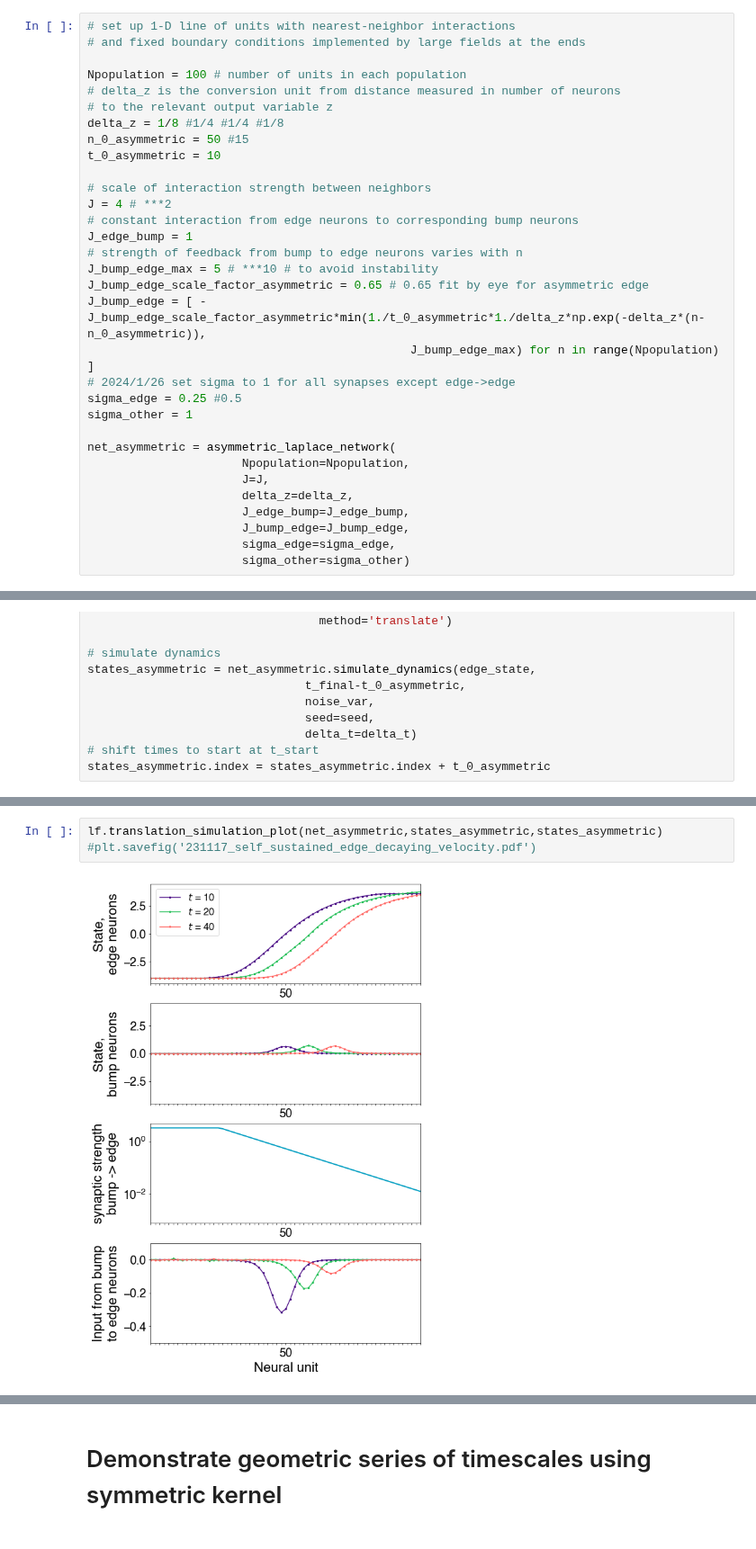
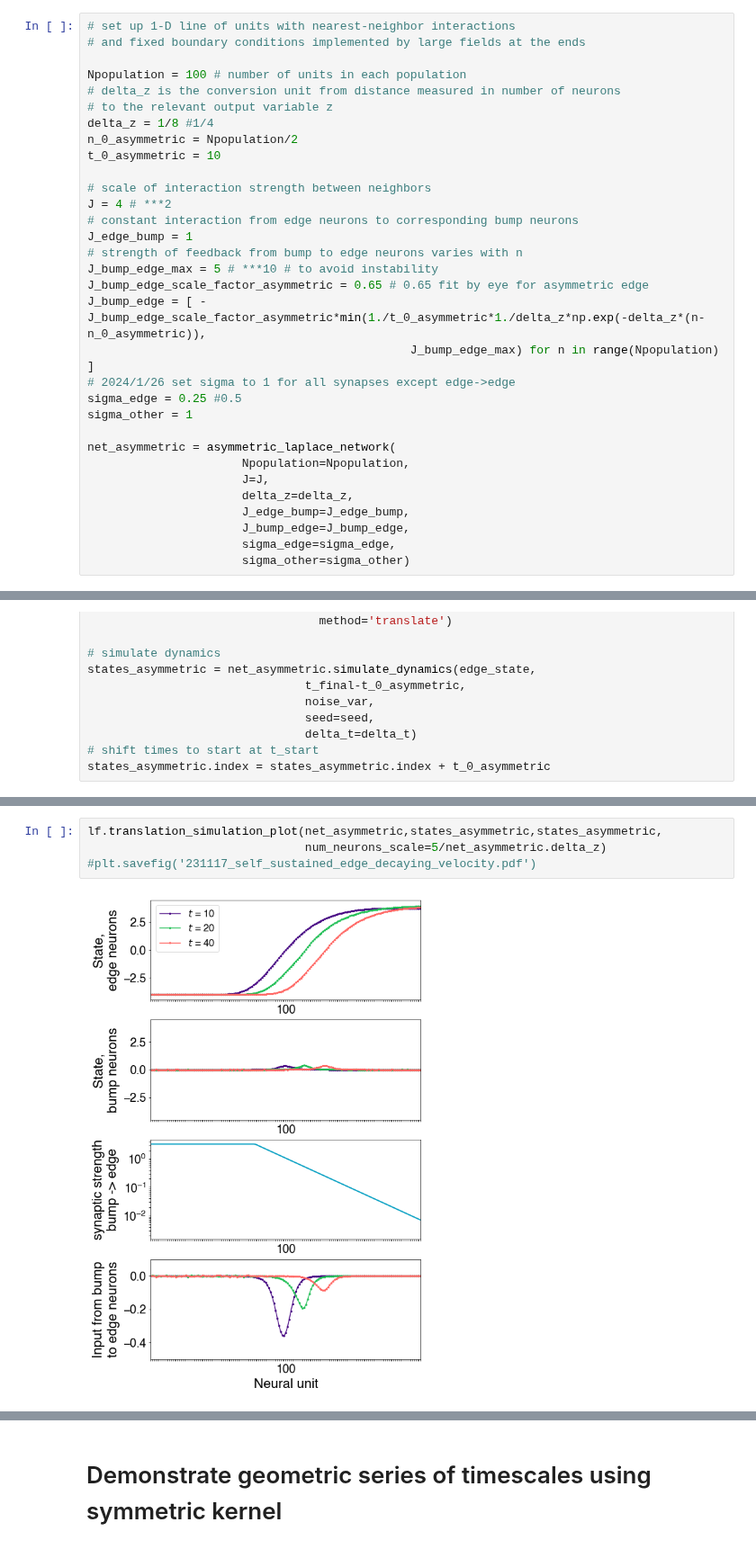
Before and after one commit to Collective-Logic-Lab/laplace-decisions, a Jupyter notebook: laplace-CAN-paper-figures.ipynb, the cells around one changed output, grey strips where cells are left out. Shown at 90% size. Cells and saved outputs as stored; diff of their text form.

```diff
--- a/laplace-CAN-paper-figures.ipynb
+++ b/laplace-CAN-paper-figures.ipynb
@@ -33,8 +33,8 @@ from laplace_network import asymmetric_edge_states
 Npopulation = 100 # number of units in each population
 # delta_z is the conversion unit from distance measured in number of neurons
 # to the relevant output variable z
-delta_z = 1/8 #1/4 #1/4 #1/8
-n_0_asymmetric = 50 #15
+delta_z = 1/8 #1/4
+n_0_asymmetric = Npopulation/2
 t_0_asymmetric = 10
 
 # scale of interaction strength between neighbors
@@ -118,8 +119,9 @@ Text(0, 0.5, 'Neural state')
 # %%
-lf.translation_simulation_plot(net_asymmetric,states_asymmetric,states_asymmetric)
+lf.translation_simulation_plot(net_asymmetric,states_asymmetric,states_asymmetric,
+                               num_neurons_scale=5/net_asymmetric.delta_z)
 #plt.savefig('231117_self_sustained_edge_decaying_velocity.pdf')
 # %% [output]
-[figure, old version]
+[figure, new version]
 # %%
 lf.edge_location_plot(net_asymmetric,states_asymmetric,n_0_asymmetric,t_0_asymmetric,delta_z)
 # %% [output]
```
Also changed, not shown: parts of 5 cells of this notebook, 2 other files.
